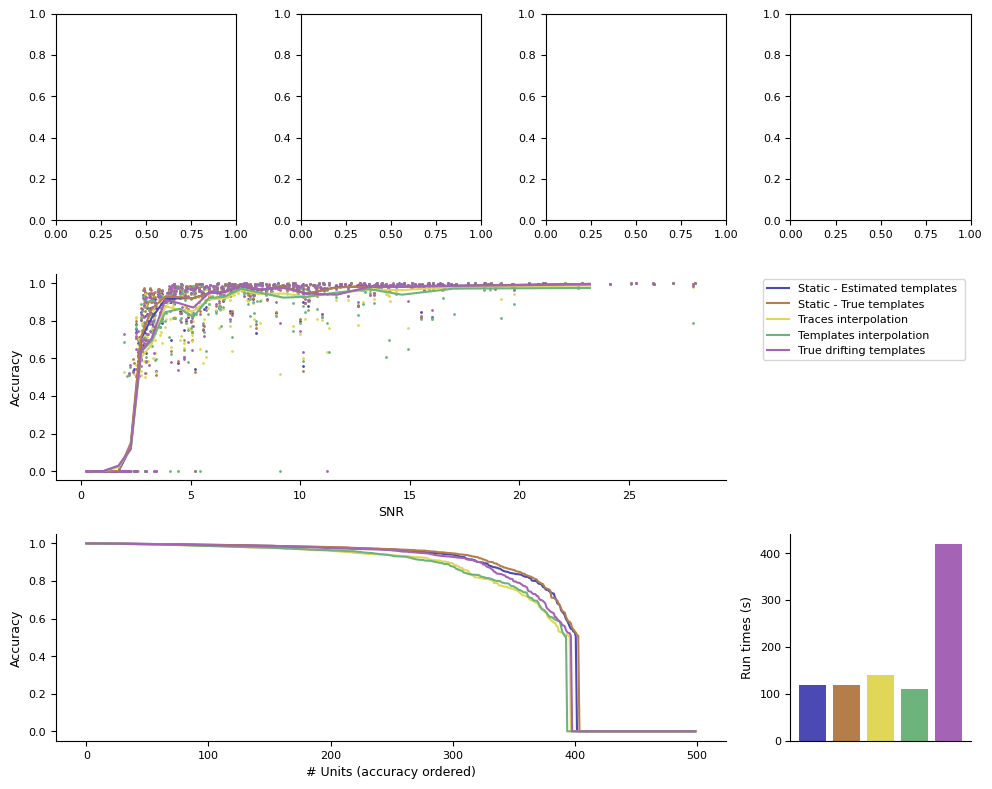
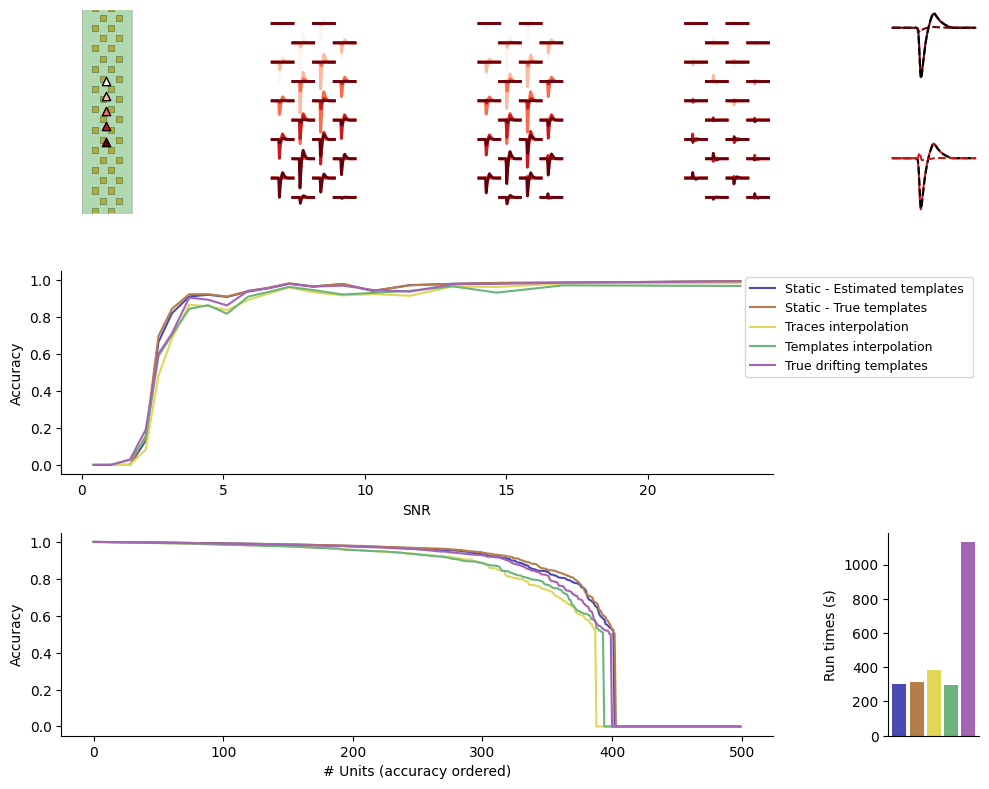
Unified diff of the notebook cell whose output changed from the first chart to the second:
--- before
+++ after
@@ -1,8 +1,8 @@
 myparams = {
     'axes.titlesize' : 10,
-    'axes.labelsize' : 9,
-    'legend.fontsize': 8,
-    'xtick.labelsize' : 8,
-    'ytick.labelsize' : 8
+    'axes.labelsize' : 10,
+    'legend.fontsize': 9,
+    'xtick.labelsize' : 10,
+    'ytick.labelsize' : 10,
 }
 
@@ -18,10 +18,15 @@
     fig = plt.figure(figsize=(10, 8))
     
-    gs = GridSpec(3, 4)
-    axs0 = [ fig.add_subplot(gs[0,i]) for i in range(4)]
-    ax1 = fig.add_subplot(gs[1,:3])
-    ax2 = fig.add_subplot(gs[2, 3])
-    ax3 = fig.add_subplot(gs[1, 3])
-    ax4 = fig.add_subplot(gs[2, :3])
+    gs = GridSpec(6, 5)
+    axs0 = [ fig.add_subplot(gs[0:2,i]) for i in range(4)]
+    axs0 += [fig.add_subplot(gs[0:1,4])]
+    axs0 += [fig.add_subplot(gs[1:2,4])]
+
+    ax1 = fig.add_subplot(gs[2:4,:4])
+    ax2 = fig.add_subplot(gs[4:6, 4])
+    ax3 = fig.add_subplot(gs[2:4, 4])
+    ax4 = fig.add_subplot(gs[4:6, :4])
+
+    plot_example_moving_templates(axs0)
 
 
@@ -29,4 +34,5 @@
                                        metric_dataset_reference='static',
                                         with_sigmoid_fit=False,
+                                        show_scatter=False,
                                         show_average_by_bin=True,
                                         show_legend=False, axs=[ax1])
@@ -50,5 +56,5 @@
 
     fig.tight_layout(pad=1.1)
-    fig.savefig('/home/samuel.garcia/figures_paper_v2/figure_drift.png')
-    fig.savefig('/home/samuel.garcia/figures_paper_v2/figure_drift.pdf')
+    fig.savefig(figure_folder / 'figure_drift.png')
+    fig.savefig(figure_folder / 'figure_drift.pdf')
 

Commit: Update figures for v2